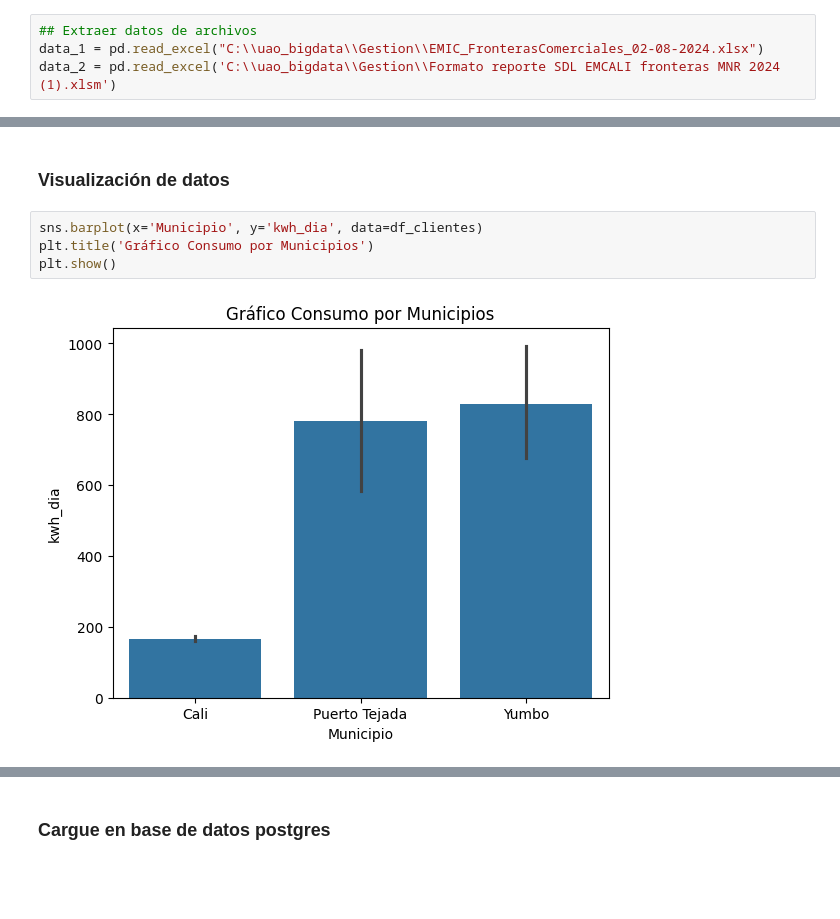
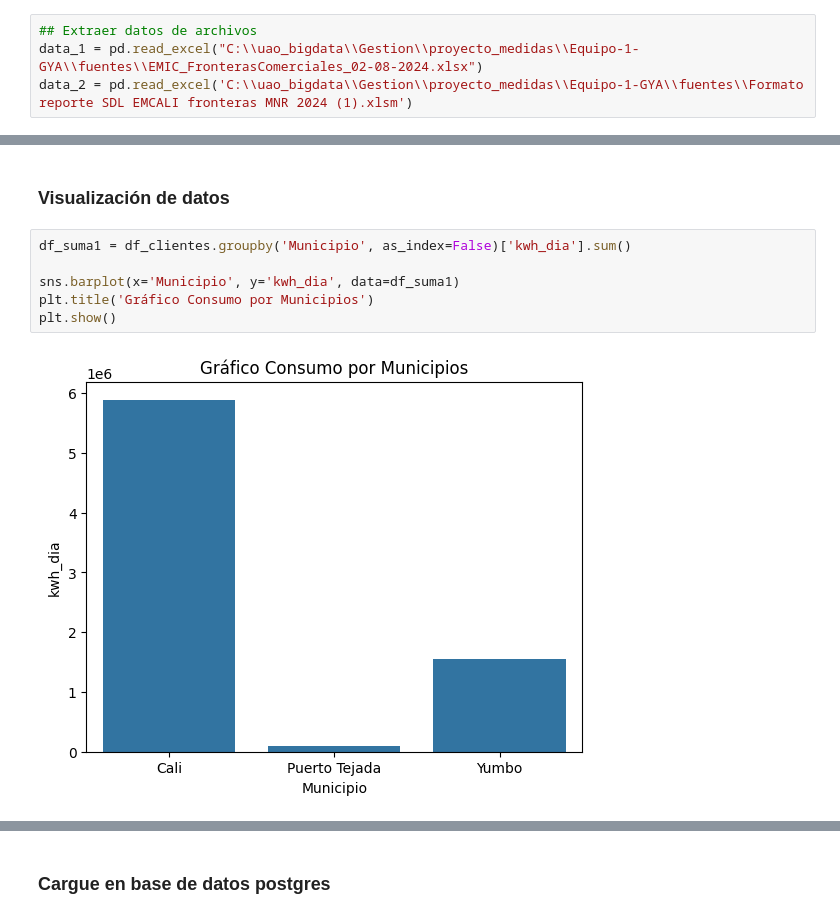
Before and after one commit to Moises-UAO/Equipo-1-GYA, a Jupyter notebook: proyecto.ipynb, the cells around one changed output, grey strips where cells are left out. Drawn from its saved outputs; the diff is of its cells as text; blank space fills up the shorter version.

```diff
--- a/proyecto.ipynb
+++ b/proyecto.ipynb
@@ -11,8 +11,8 @@ import numpy as np
 import psycopg2
 # %%
 ## Extraer datos de archivos
-data_1 = pd.read_excel("C:\\uao_bigdata\\Gestion\\EMIC_FronterasComerciales_02-08-2024.xlsx")
-data_2 = pd.read_excel('C:\\uao_bigdata\\Gestion\\Formato reporte SDL EMCALI fronteras MNR 2024 (1).xlsm')
+data_1 = pd.read_excel("C:\\uao_bigdata\\Gestion\\proyecto_medidas\\Equipo-1-GYA\\fuentes\\EMIC_FronterasComerciales_02-08-2024.xlsx")
+data_2 = pd.read_excel('C:\\uao_bigdata\\Gestion\\proyecto_medidas\\Equipo-1-GYA\\fuentes\\Formato reporte SDL EMCALI fronteras MNR 2024 (1).xlsm')
 # %%
 ## Cobnvertir en dataframe y combinar en uno solo
 df1 = pd.DataFrame(data_1)
@@ -65,9 +81,11 @@ memory usage: 12.1+ MB
 # %% [markdown]
 ### Visualización de datos
 # %%
-sns.barplot(x='Municipio', y='kwh_dia', data=df_clientes)
+df_suma1 = df_clientes.groupby('Municipio', as_index=False)['kwh_dia'].sum()
+
+sns.barplot(x='Municipio', y='kwh_dia', data=df_suma1)
 plt.title('Gráfico Consumo por Municipios')
 plt.show()
 # %% [output]
-[figure, old version]
+[figure, new version]
 # %%
```
Also changed, not shown: parts of 5 cells of this notebook, 4 other files.
